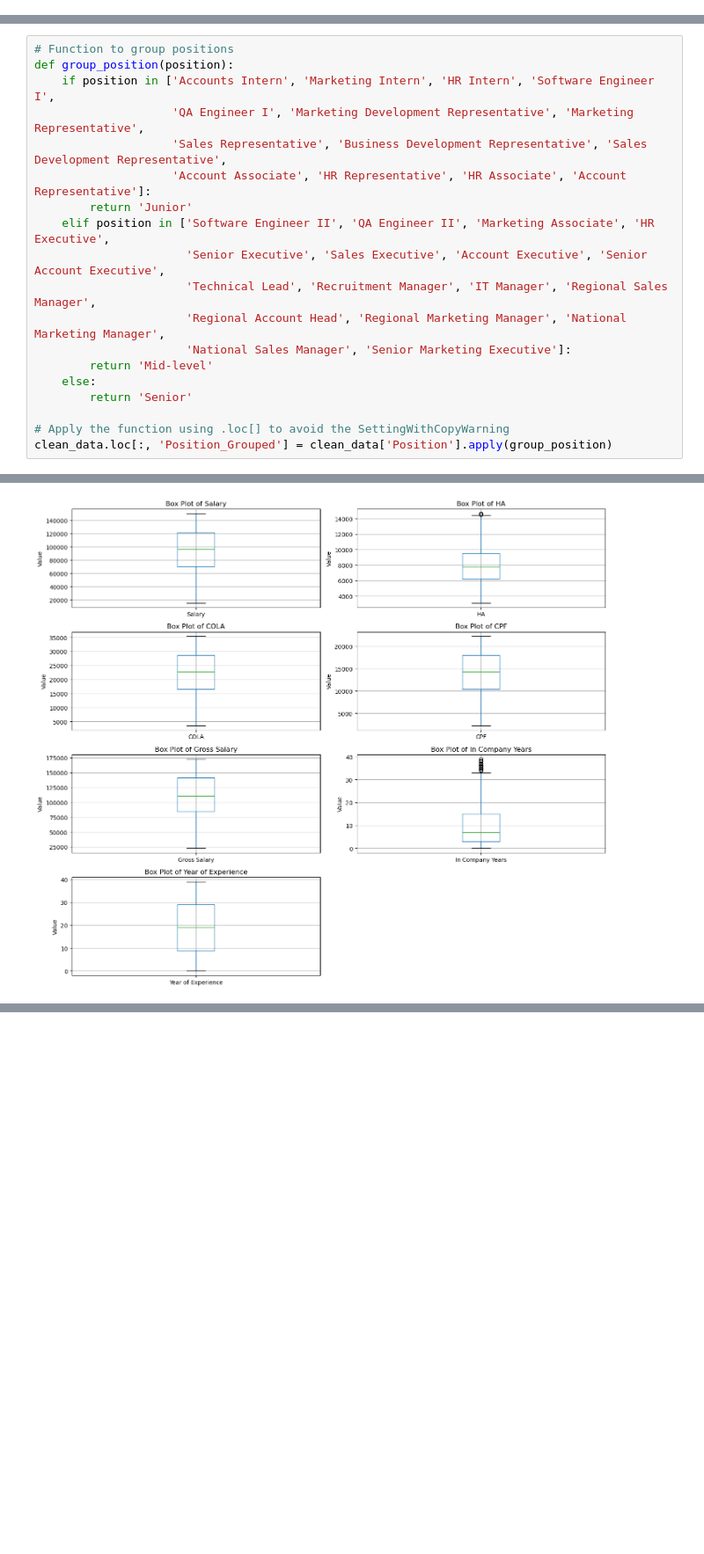
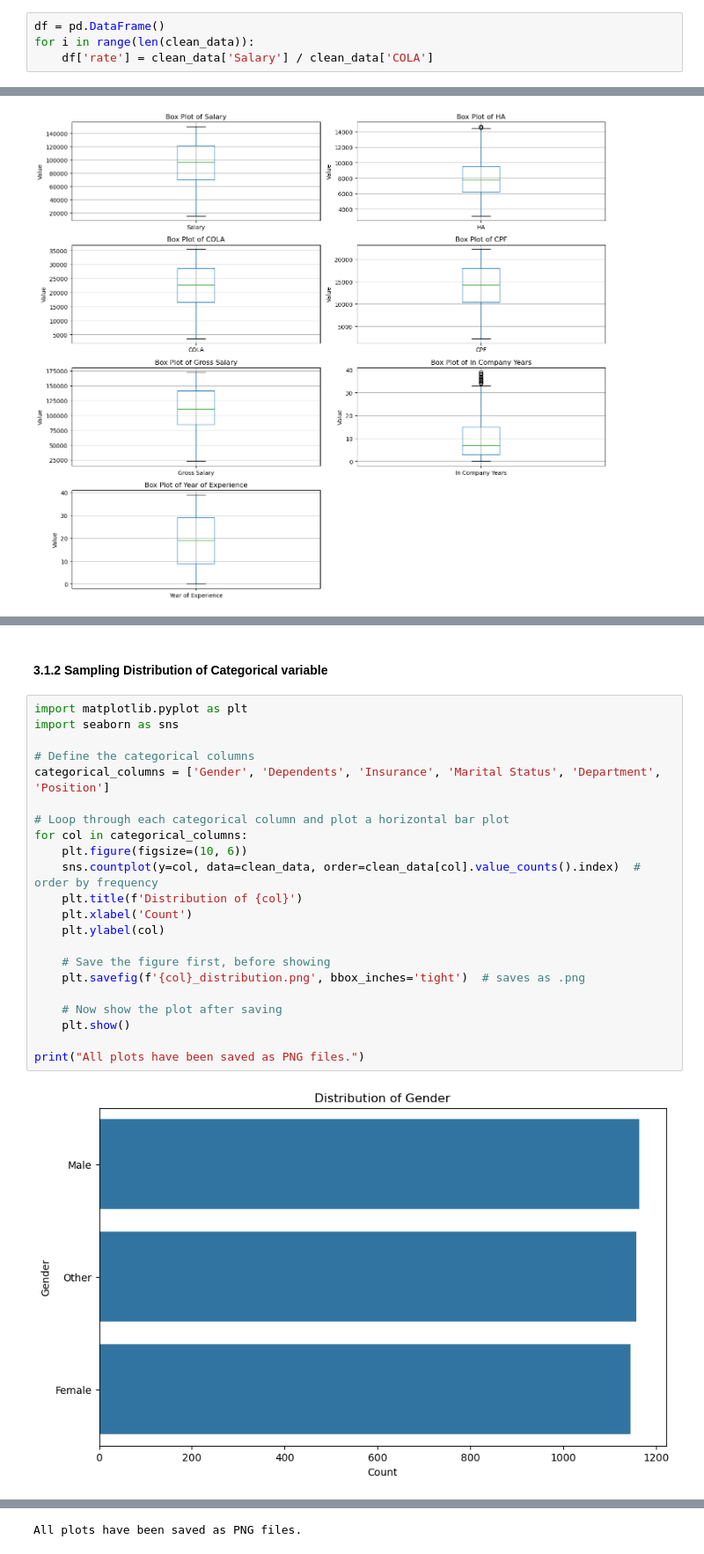
Before and after one commit to Jieoi/company_equity, a Jupyter notebook: Assignment 1.ipynb, the cells around one changed output, grey strips where cells are left out. Shown at 88% size. Saved outputs shown, nothing was run; the diff lists cells and outputs as text; blank space fills up the shorter version.

```diff
--- a/Assignment 1.ipynb
+++ b/Assignment 1.ipynb
@@ -23,0 +70,4 @@ Department: Differences in housing allowance provisions across departments could
+# %%
+df = pd.DataFrame()
+for i in range(len(clean_data)):
+    df['rate'] = clean_data['Salary'] / clean_data['COLA']
@@ -56,19 +105,0 @@ array(['Regional Marketing Manager', 'National Marketing Manager',
-# %%
-# Function to group positions
-def group_position(position):
-    if position in ['Accounts Intern', 'Marketing Intern', 'HR Intern', 'Software Engineer I',
-                    'QA Engineer I', 'Marketing Development Representative', 'Marketing Representative',
-                    'Sales Representative', 'Business Development Representative', 'Sales Development Representative',
-                    'Account Associate', 'HR Representative', 'HR Associate', 'Account Representative']:
-        return 'Junior'
-    elif position in ['Software Engineer II', 'QA Engineer II', 'Marketing Associate', 'HR Executive',
-                      'Senior Executive', 'Sales Executive', 'Account Executive', 'Senior Account Executive',
-                      'Technical Lead', 'Recruitment Manager', 'IT Manager', 'Regional Sales Manager',
-                      'Regional Account Head', 'Regional Marketing Manager', 'National Marketing Manager',
-                      'National Sales Manager', 'Senior Marketing Executive']:
-        return 'Mid-level'
-    else:
-        return 'Senior'
-
-# Apply the function using .loc[] to avoid the SettingWithCopyWarning
-clean_data.loc[:, 'Position_Grouped'] = clean_data['Position'].apply(group_position)
@@ -295,0 +226,26 @@ plt.show()
+# %% [markdown]
+#### 3.1.2 Sampling Distribution of Categorical variable
+# %%
+import matplotlib.pyplot as plt
+import seaborn as sns
+
+# Define the categorical columns
+categorical_columns = ['Gender', 'Dependents', 'Insurance', 'Marital Status', 'Department', 'Position']
+
+# Loop through each categorical column and plot a horizontal bar plot
+for col in categorical_columns:
+    plt.figure(figsize=(10, 6))
+    sns.countplot(y=col, data=clean_data, order=clean_data[col].value_counts().index)  # order by frequency
+    plt.title(f'Distribution of {col}')
+    plt.xlabel('Count')
+    plt.ylabel(col)
+
+    # Save the figure first, before showing
+    plt.savefig(f'{col}_distribution.png', bbox_inches='tight')  # saves as .png
+
+    # Now show the plot after saving
+    plt.show()
+
+print("All plots have been saved as PNG files.")
+# %% [output]
+[figure, added]
@@ -295,0 +257 @@ plt.show()
+All plots have been saved as PNG files.
```
Also changed, not shown: parts of 57 cells of this notebook.
